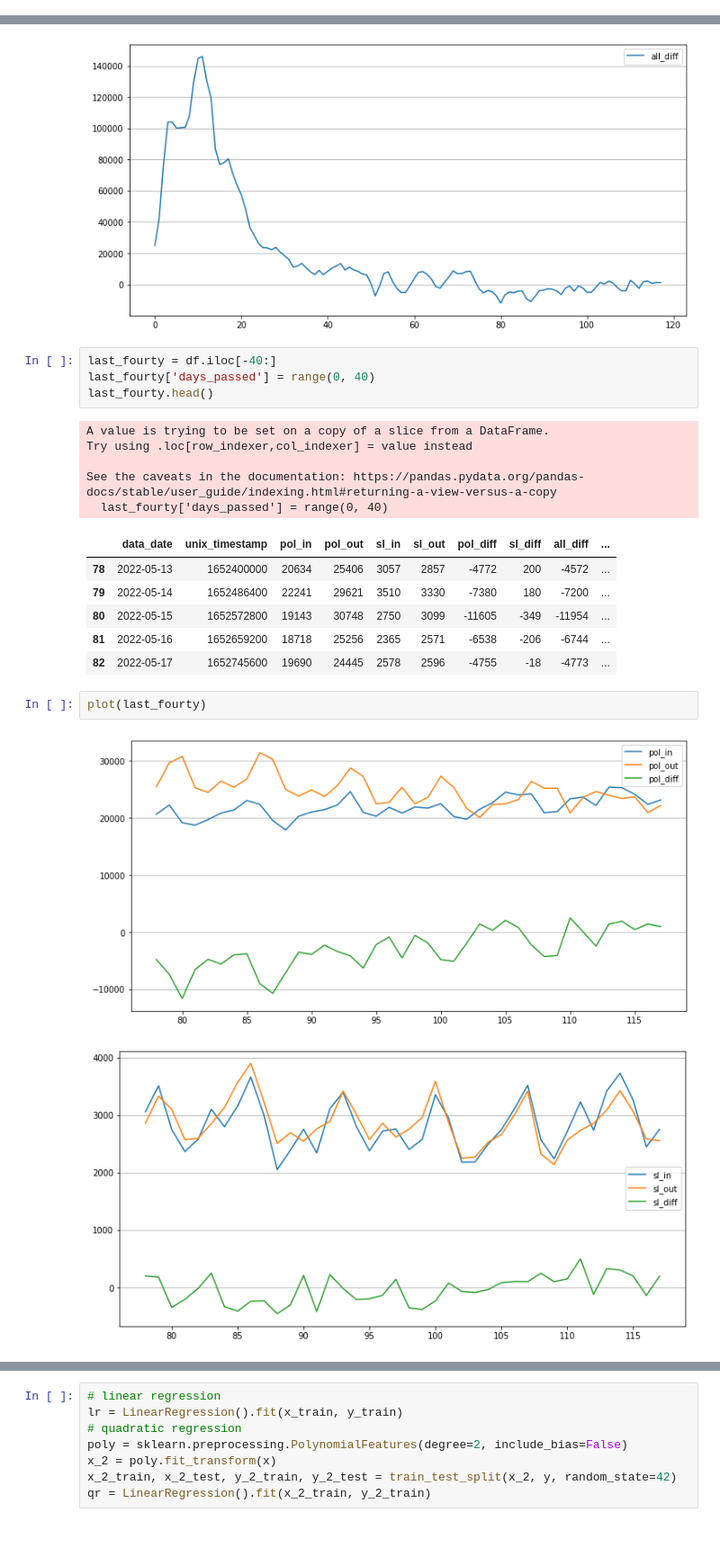
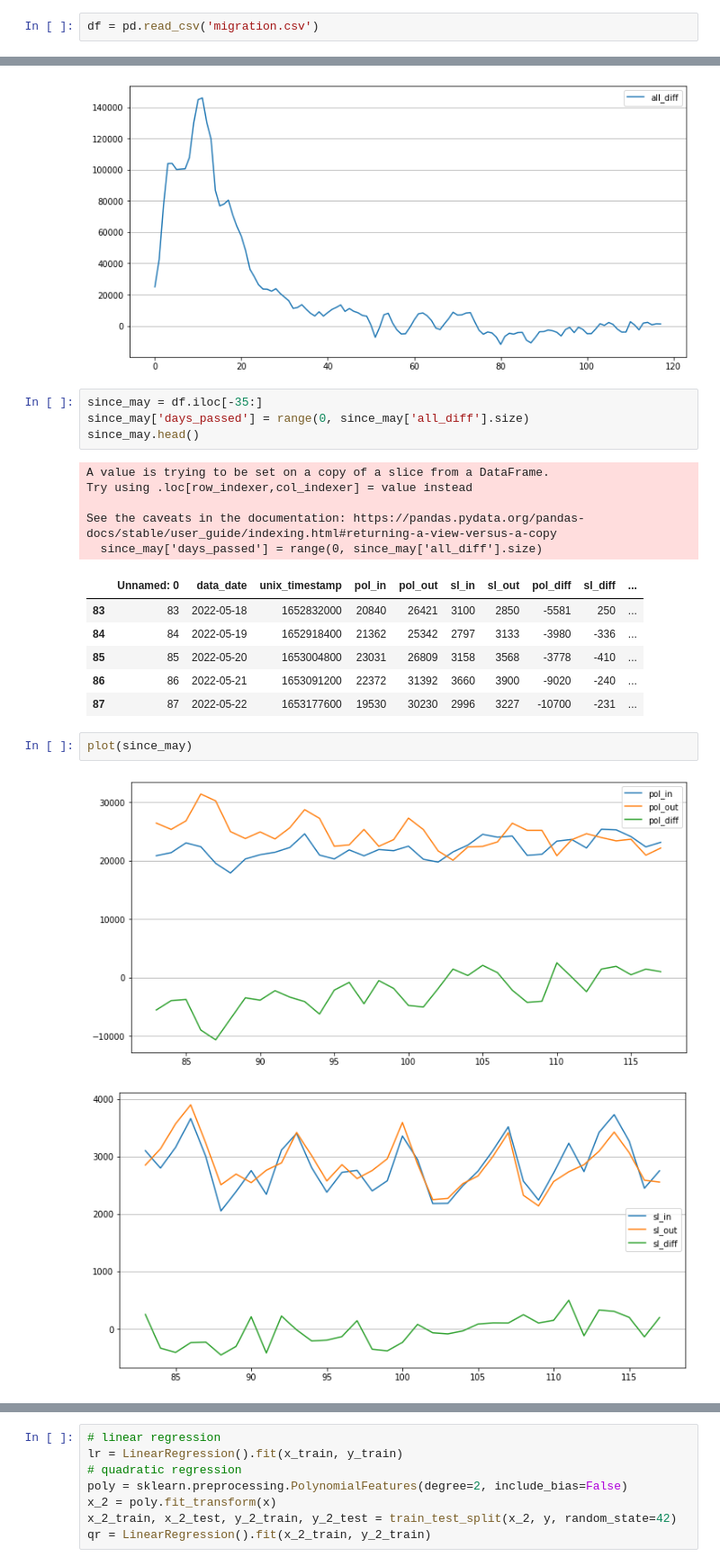
Before and after one commit to andrewklayk/refugee_stats, a Jupyter notebook: prepare_data.ipynb, the cells around one changed output, grey strips where cells are left out. Shown: that part at 90% size. Cells and saved outputs as stored; diff of their text form; blank space fills up the shorter version.

Commit message:
minor fix to prepare_data

```diff
--- a/prepare_data.ipynb
+++ b/prepare_data.ipynb
@@ -60,3 +60,5 @@ df.to_csv('timeseries/migration.csv')
+# %%
+df = pd.read_csv('migration.csv')
 # %%
 def plot(df: pd.DataFrame):
     df.plot(y=["pol_in","pol_out","pol_diff"],figsize=(12,6)).grid(axis='y')
@@ -69,23 +71,23 @@ plot(df)
 [figure]
 [figure]
 # %%
-last_fourty = df.iloc[-40:]
-last_fourty['days_passed'] = range(0, 40)
-last_fourty.head()
+since_may = df.iloc[-35:]
+since_may['days_passed'] = range(0, since_may['all_diff'].size)
+since_may.head()
 # %% [output]
 A value is trying to be set on a copy of a slice from a DataFrame.
 Try using .loc[row_indexer,col_indexer] = value instead
 
 See the caveats in the documentation: https://pandas.pydata.org/pandas-docs/stable/user_guide/indexing.html#returning-a-view-versus-a-copy
-  last_fourty['days_passed'] = range(0, 40)
+  since_may['days_passed'] = range(0, since_may['all_diff'].size)
-|  | data_date | unix_timestamp | pol_in | pol_out | sl_in | sl_out | pol_diff | sl_diff | all_diff | ... |
-| 78 | 2022-05-13 | 1652400000 | 20634 | 25406 | 3057 | 2857 | -4772 | 200 | -4572 | ... |
-| 79 | 2022-05-14 | 1652486400 | 22241 | 29621 | 3510 | 3330 | -7380 | 180 | -7200 | ... |
-| 80 | 2022-05-15 | 1652572800 | 19143 | 30748 | 2750 | 3099 | -11605 | -349 | -11954 | ... |
-| 81 | 2022-05-16 | 1652659200 | 18718 | 25256 | 2365 | 2571 | -6538 | -206 | -6744 | ... |
-| 82 | 2022-05-17 | 1652745600 | 19690 | 24445 | 2578 | 2596 | -4755 | -18 | -4773 | ... |
+|  | Unnamed: 0 | data_date | unix_timestamp | pol_in | pol_out | sl_in | sl_out | pol_diff | sl_diff | ... |
+| 83 | 83 | 2022-05-18 | 1652832000 | 20840 | 26421 | 3100 | 2850 | -5581 | 250 | ... |
+| 84 | 84 | 2022-05-19 | 1652918400 | 21362 | 25342 | 2797 | 3133 | -3980 | -336 | ... |
+| 85 | 85 | 2022-05-20 | 1653004800 | 23031 | 26809 | 3158 | 3568 | -3778 | -410 | ... |
+| 86 | 86 | 2022-05-21 | 1653091200 | 22372 | 31392 | 3660 | 3900 | -9020 | -240 | ... |
+| 87 | 87 | 2022-05-22 | 1653177600 | 19530 | 30230 | 2996 | 3227 | -10700 | -231 | ... |
 # %%
-plot(last_fourty)
+plot(since_may)
 # %% [output]
-[figure, old version]
+[figure, new version]
-[figure, old version]
+[figure, new version]
```
Also changed, not shown: parts of 4 cells of this notebook.
